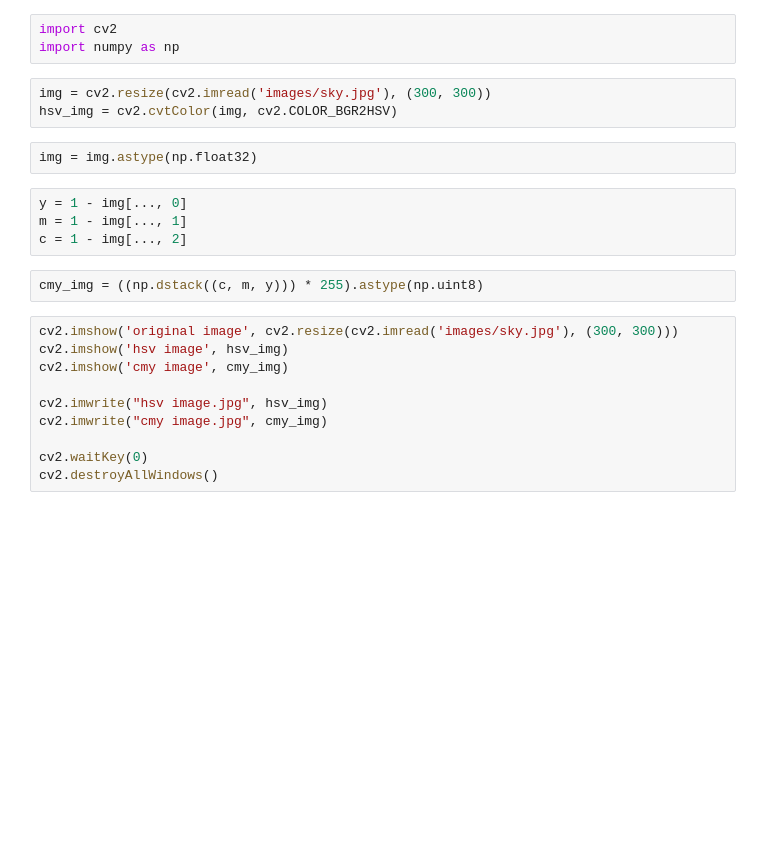
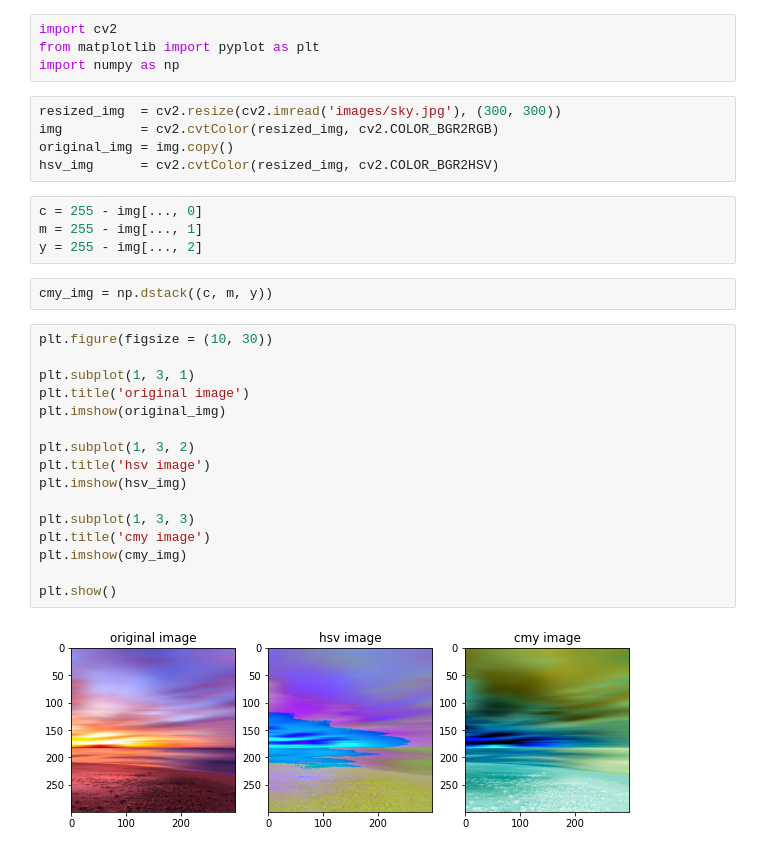
Before and after one commit to SandeepK1729/CV-lab, a Jupyter notebook: week-10.ipynb, the cells around one changed output. Cells and saved outputs as stored; diff of their text form; blank space fills up the shorter version.

```diff
--- a/week-10.ipynb
+++ b/week-10.ipynb
@@ -1,24 +1,33 @@
 # %%
 import cv2
+from matplotlib import pyplot as plt
 import numpy as np
 # %%
-img = cv2.resize(cv2.imread('images/sky.jpg'), (300, 300))
-hsv_img = cv2.cvtColor(img, cv2.COLOR_BGR2HSV)
+resized_img  = cv2.resize(cv2.imread('images/sky.jpg'), (300, 300))
+img          = cv2.cvtColor(resized_img, cv2.COLOR_BGR2RGB)
+original_img = img.copy()
+hsv_img      = cv2.cvtColor(resized_img, cv2.COLOR_BGR2HSV)
-# %%
-img = img.astype(np.float32)
 # %%
-y = 1 - img[..., 0]
-m = 1 - img[..., 1]
-c = 1 - img[..., 2]
+c = 255 - img[..., 0]
+m = 255 - img[..., 1]
+y = 255 - img[..., 2]
 # %%
-cmy_img = ((np.dstack((c, m, y))) * 255).astype(np.uint8)
+cmy_img = np.dstack((c, m, y))
 # %%
-cv2.imshow('original image', cv2.resize(cv2.imread('images/sky.jpg'), (300, 300)))
-cv2.imshow('hsv image', hsv_img)
-cv2.imshow('cmy image', cmy_img)
+plt.figure(figsize = (10, 30))
 
-cv2.imwrite("hsv image.jpg", hsv_img)
-cv2.imwrite("cmy image.jpg", cmy_img)
+plt.subplot(1, 3, 1)
+plt.title('original image')
+plt.imshow(original_img)
 
-cv2.waitKey(0)
-cv2.destroyAllWindows()
+plt.subplot(1, 3, 2)
+plt.title('hsv image')
+plt.imshow(hsv_img)
+
+plt.subplot(1, 3, 3)
+plt.title('cmy image')
+plt.imshow(cmy_img)
+
+plt.show()
+# %% [output]
+[figure, added]
```
Also changed, not shown: 8 other files.
